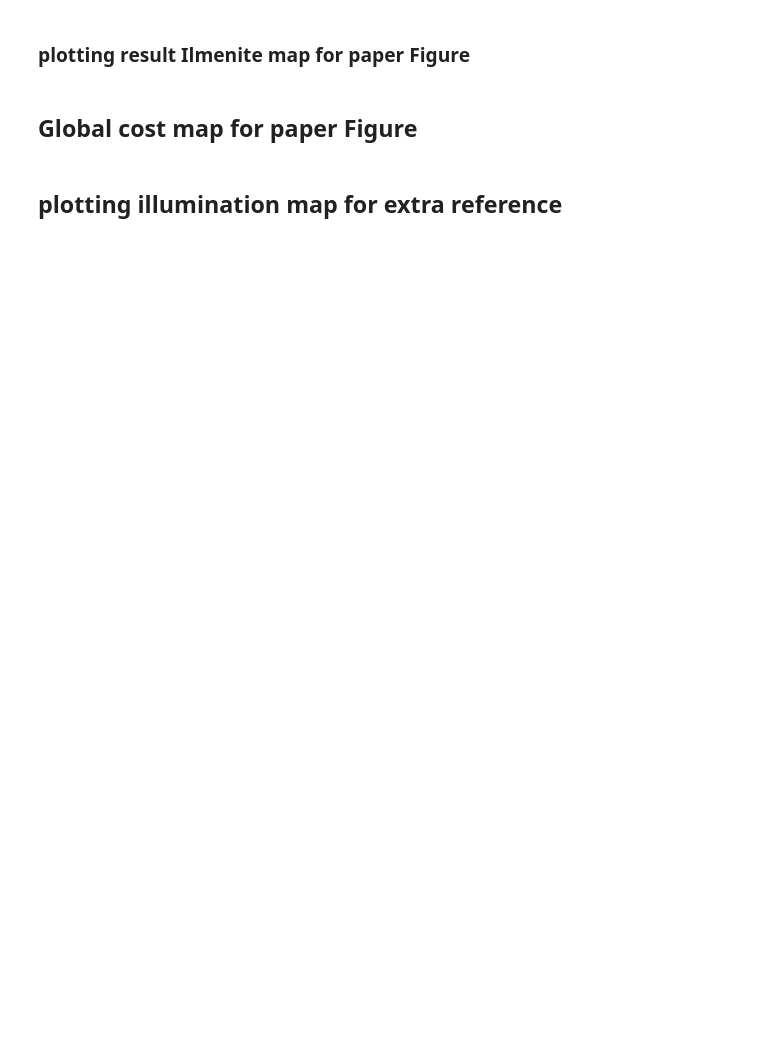
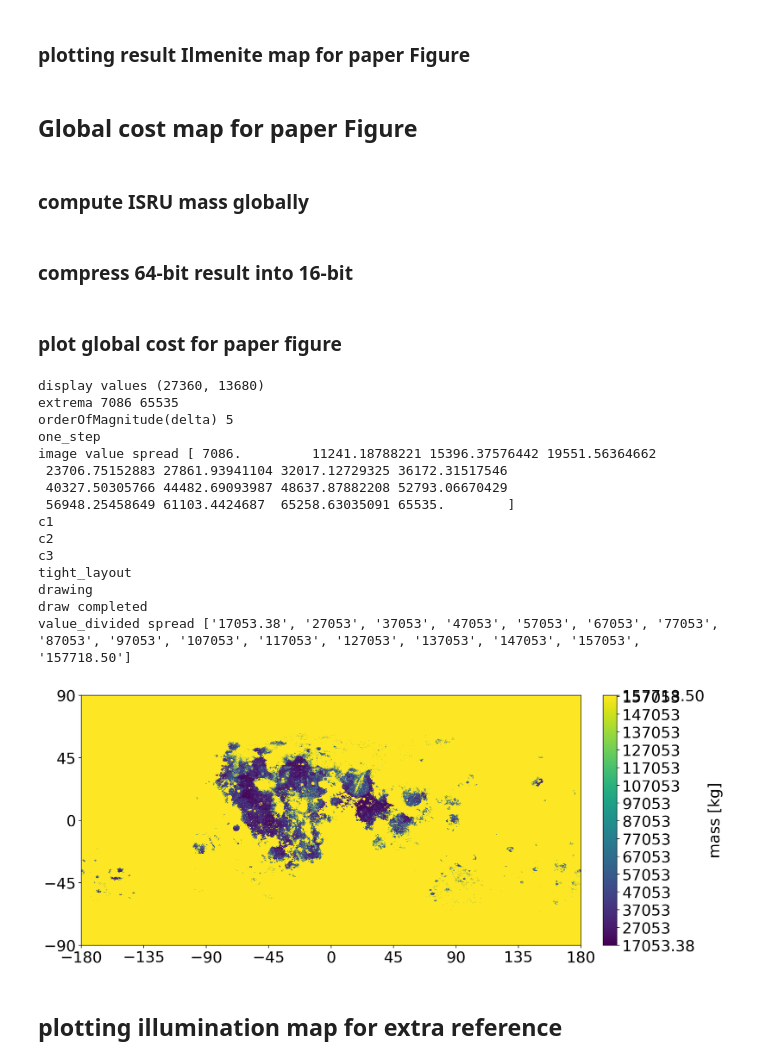
Before and after one commit to Sven-J-Steinert/10.3389-frspt.2024.1352213, a Jupyter notebook: A_ISRU_efficiency.ipynb, the cells around one changed output. Cells and saved outputs as stored; diff of their text form; code cells hidden in the pictures; blank space fills up the shorter version.

Commit message:
ISRU mass computation

```diff
--- a/A_ISRU_efficiency.ipynb
+++ b/A_ISRU_efficiency.ipynb
@@ -81,6 +73,8 @@ resolution_im = tuple((int((360/(Lon_max-Lon_min))*res),
                             int((360/(Lon_max-Lon_min))*res/2)))
 print("plotting image resolution:",resolution_im)
 
+def orderOfMagnitude(number):
+    return math.floor(math.log(number, 10))
 
 def resize_map(path):
     print("resize",path, 'to', resolution_im)
@@ -131,7 +125,7 @@ def read_im_values(im,value_divider):
     return x
 
 
-def plot_map(values,value_devider,value_label,file_name,Lat_range,Lon_range,labelsize=None,save=None):
+def plot_map(values,value_devider,value_label,Lat_range,Lon_range,labelsize=None,save=None):
 
         if not labelsize: labelsize = 20
 
@@ -160,26 +154,43 @@ def plot_map(values,value_devider,value_label,file_name,Lat_range,Lon_range,labe
         cbar = plt.colorbar(im, cax=cax)
         cbar.ax.set_ylabel(value_label, rotation=90, size=labelsize)
 
-        labels = np.append(np.arange(min_value, max_value, value_devider), max_value)
+
+        #labels = np.append(np.arange(min_value, max_value, value_devider), max_value)
+
+        # to have suitable ticks on cbar: find range from  [min .. max]
+        # devide it into steps 1 order lower than difference results in ~10 ticks
+        delta = (max_value/value_devider) - (min_value/value_devider)
+        print('orderOfMagnitude(delta)',orderOfMagnitude(delta))
+        maximum_flat_tick = 10**orderOfMagnitude(delta)
+        one_step = (maximum_flat_tick/10) * value_devider
+        print('one_step')
+        labels = np.append(np.arange(min_value, max_value, one_step ), max_value)
+
         print('image value spread',labels)
         loc    = labels
+        print('c1')
         cbar.set_ticks(loc)
-
+        print('c2')
         if labels[0] == round(labels[0]):
             cbar.set_ticklabels(['{:.0f}'.format(x) for x in labels])
         else:
             cbar.set_ticklabels(labels)
-
+        print('c3')
         cbar.ax.tick_params(labelsize=labelsize)
-
+        print('tight_layout')
         plt.tight_layout()
-        #plt.savefig(file_name+'.svg')
-
+        print('drawing')
         plt.draw()
+        print('draw completed')
 
         labels = [item for item in cbar.ax.get_yticks()]
 
-        converted_value_labels = np.append(np.arange(min_value/value_devider, max_value/value_devider, 1), max_value/value_devider)
+        converted_value_labels = []
+
+        for i in labels:
+            converted_value_labels.append(i/value_devider)
+
+        #converted_value_labels = np.append(np.arange(min_value/value_devider, max_value/value_devider, 1), max_value/value_devider)
         labels = converted_value_labels
 
         formatted_labels = []
@@ -719,0 +682,2 @@ print('COMPLETED.')
+# %% [markdown]
+### compute ISRU mass globally
@@ -719,0 +691,2 @@ print('COMPLETED.')
+# %% [markdown]
+### compress 64-bit result into 16-bit
@@ -720,2 +714,24 @@ print('COMPLETED.')
+# %% [markdown]
+### plot global cost for paper figure
+# %%
+data = np.array(Image.open("ISRU_COST_GLOBAL.png"))
+plot_map(data,1/2.4066300450141145,'mass [kg]',tuple((-90,90)),tuple((-180,180)),labelsize=20,save="ISRU_COST_GLOBAL.png")
+# %% [output]
+display values (27360, 13680)
+extrema 7086 65535
+orderOfMagnitude(delta) 5
+one_step
+image value spread [ 7086.         11241.18788221 15396.37576442 19551.56364662
+ 23706.75152883 27861.93941104 32017.12729325 36172.31517546
+ 40327.50305766 44482.69093987 48637.87882208 52793.06670429
+ 56948.25458649 61103.4424687  65258.63035091 65535.        ]
+c1
+c2
+c3
+tight_layout
+drawing
+draw completed
+value_divided spread ['17053.38', '27053', '37053', '47053', '57053', '67053', '77053', '87053', '97053', '107053', '117053', '127053', '137053', '147053', '157053', '157718.50']
+[figure, added]
 # %% [markdown]
 ## plotting illumination map for extra reference
```
Also changed, not shown: parts of 26 cells of this notebook, 11 other files.
